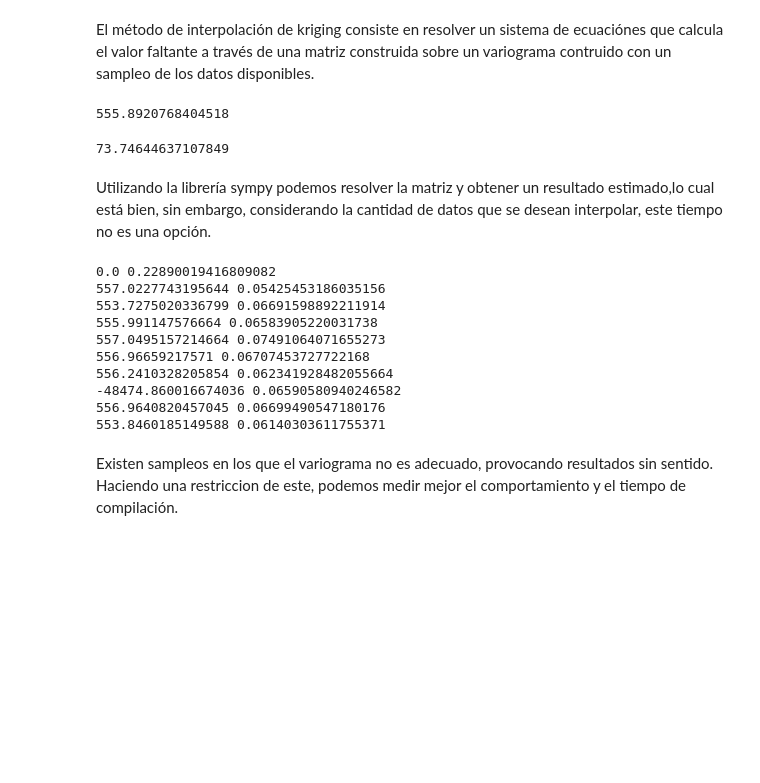
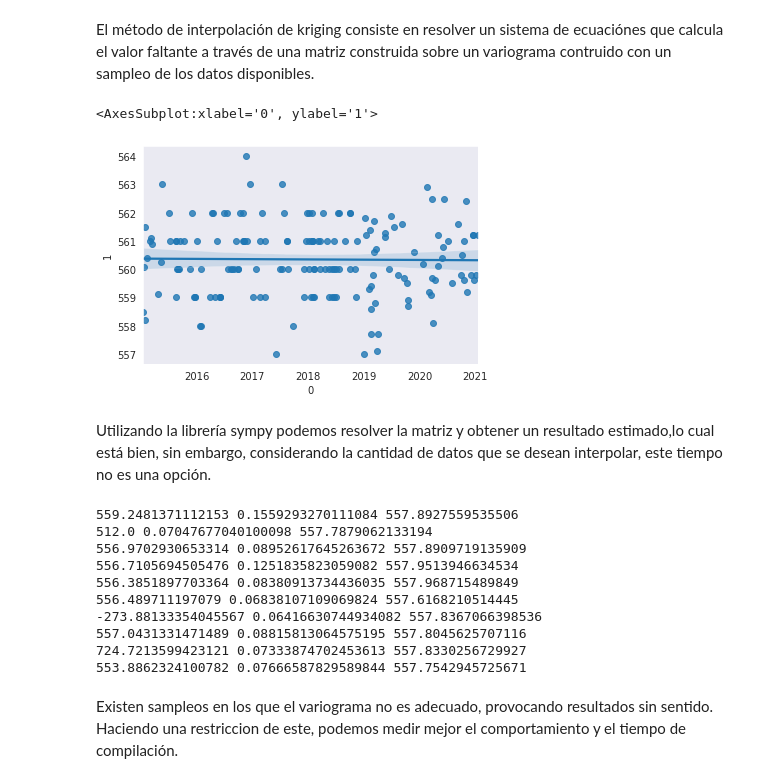
Before and after one commit to sauldnn/PAkrigging, a Jupyter notebook: method_perform.ipynb, the cells around one changed output. Drawn from its saved outputs; the diff is of its cells as text; code cells hidden in the pictures; blank space fills up the shorter version.

```diff
--- a/method_perform.ipynb
+++ b/method_perform.ipynb
@@ -90,5 +99,14 @@ sns.scatterplot(forplot[0], forplot[1])
 # %% [markdown]
 El método de interpolación de kriging consiste en resolver un sistema de ecuaciónes que calcula el valor faltante a través de una matriz construida sobre un variograma contruido con un sampleo de los datos disponibles.
+# %%
+sampl = sample([x for x in range(0,len(llenos))], 24*7)
+U = [llenos.iloc[sampl[n]].tolist() for n in range(24*7)]
+df = pd.DataFrame(U)
+sns.set_style("dark")
+sns.regplot(df[0], df[1])
+# %% [output]
+<AxesSubplot:xlabel='0', ylabel='1'>
+[figure, added]
 # %%
 time_start = time.time()
 ubic = [float(huecos.iloc[1].FechaDEC), 1]
@@ -105,15 +123,13 @@ Sol, _ = S.rref()
 #Sol[0:dim, dim+1]
 Vals = S[0:dim, dim+1]
 result = (Sol[0:dim, dim+1].T * Vals)[0]
-print(float(result))
+print(float(sum(vals)))
 d_t = time.time() - time_start
 d_t
-# %% [output]
-555.8920768404518
-73.74644637107849
 # %% [markdown]
 Utilizando la librería sympy podemos resolver la matriz y obtener un resultado estimado,lo cual está bien, sin embargo, considerando la cantidad de datos que se desean interpolar, este tiempo no es una opción.
 # %%
+import statistics
 for i in range(10):
     time_start = time.time()
     ubic = [float(huecos.iloc[243].FechaDEC), 0]
@@ -133,17 +149,18 @@ for i in range(10):
     experi = S[0:dim, dim+1]
     result = np.dot(Sol[:dim], experi)
     d_t = time.time() - time_start
-    print(result, d_t)
+
+    print(result, d_t, statistics.mean(b))
 # %% [output]
-0.0 0.22890019416809082
-557.0227743195644 0.05425453186035156
-553.7275020336799 0.06691598892211914
-555.991147576664 0.06583905220031738
-557.0495157214664 0.07491064071655273
-556.96659217571 0.06707453727722168
-556.2410328205854 0.062341928482055664
--48474.860016674036 0.06590580940246582
-556.9640820457045 0.06699490547180176
-553.8460185149588 0.06140303611755371
+559.2481371112153 0.1559293270111084 557.8927559535506
+512.0 0.07047677040100098 557.7879062133194
+556.9702930653314 0.08952617645263672 557.8909719135909
+556.7105694505476 0.1251835823059082 557.9513946634534
+556.3851897703364 0.08380913734436035 557.968715489849
+556.489711197079 0.06838107109069824 557.6168210514445
+-273.88133354045567 0.06416630744934082 557.8367066398536
+557.0431331471489 0.08815813064575195 557.8045625707116
+724.7213599423121 0.07333874702453613 557.8330256729927
+553.8862324100782 0.07666587829589844 557.7542945725671
 # %% [markdown]
 Existen sampleos en los que el variograma no es adecuado, provocando resultados sin sentido. Haciendo una restriccion de este, podemos medir mejor el comportamiento y el tiempo de compilación.
```
Also changed, not shown: parts of 11 cells of this notebook.
